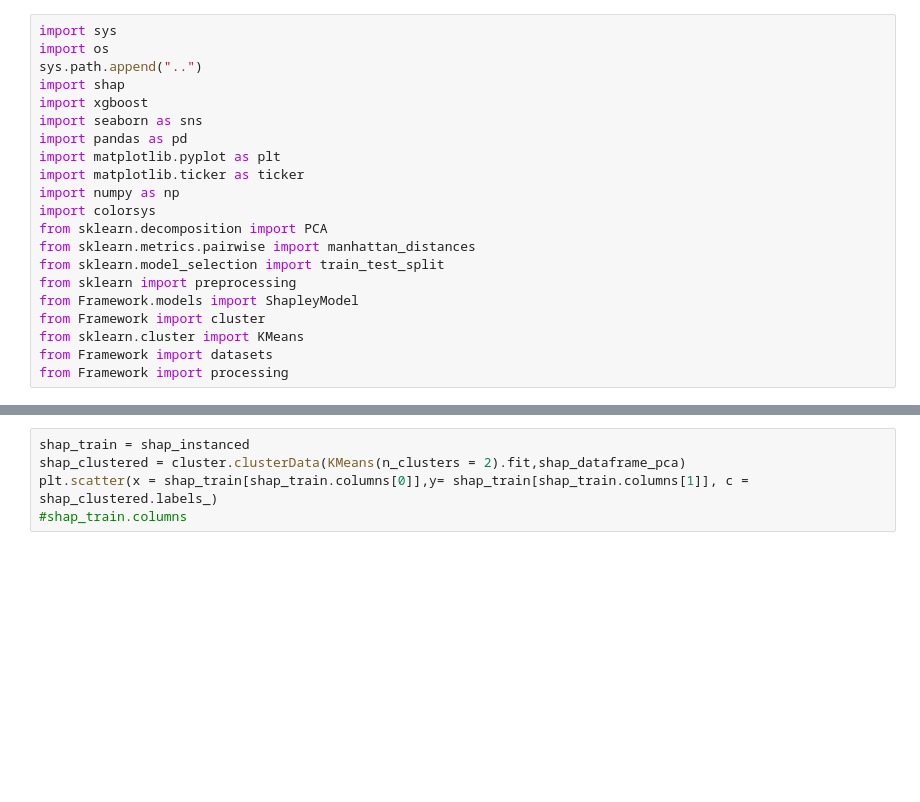
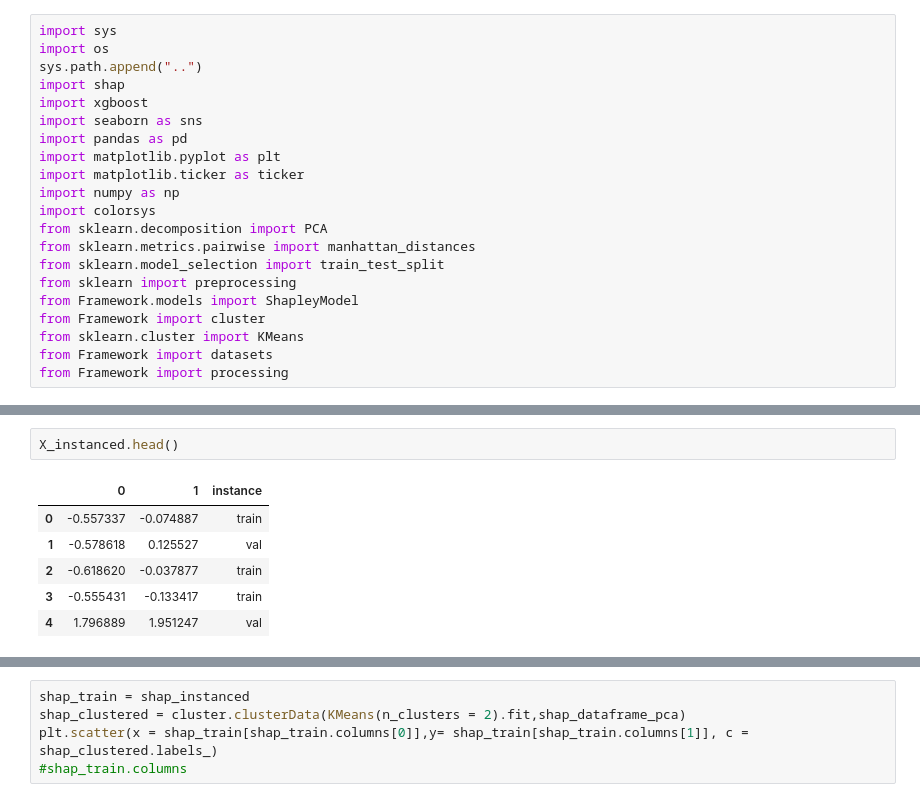
Before and after one commit to koralpc/shapley-bootstrapping, a Jupyter notebook: Notebooks/Shapley_PCA_Notebook.ipynb, the cells around one changed output, grey strips where cells are left out. Saved outputs shown, nothing was run; the diff lists cells and outputs as text; blank space fills up the shorter version.

```diff
--- a/Notebooks/Shapley_PCA_Notebook.ipynb
+++ b/Notebooks/Shapley_PCA_Notebook.ipynb
@@ -86,3 +92,12 @@ A value is trying to be set on a copy of a slice from a DataFrame
 
 See the caveats in the documentation: http://pandas.pydata.org/pandas-docs/stable/indexing.html#indexing-view-versus-copy
   self._setitem_with_indexer(indexer, value)
+# %%
+X_instanced.head()
+# %% [output]
+|  | 0 | 1 | instance |
+| 0 | -0.557337 | -0.074887 | train |
+| 1 | -0.578618 | 0.125527 | val |
+| 2 | -0.618620 | -0.037877 | train |
+| 3 | -0.555431 | -0.133417 | train |
+| 4 | 1.796889 | 1.951247 | val |
```
Also changed, not shown: parts of 11 cells of this notebook, 2 other files.
